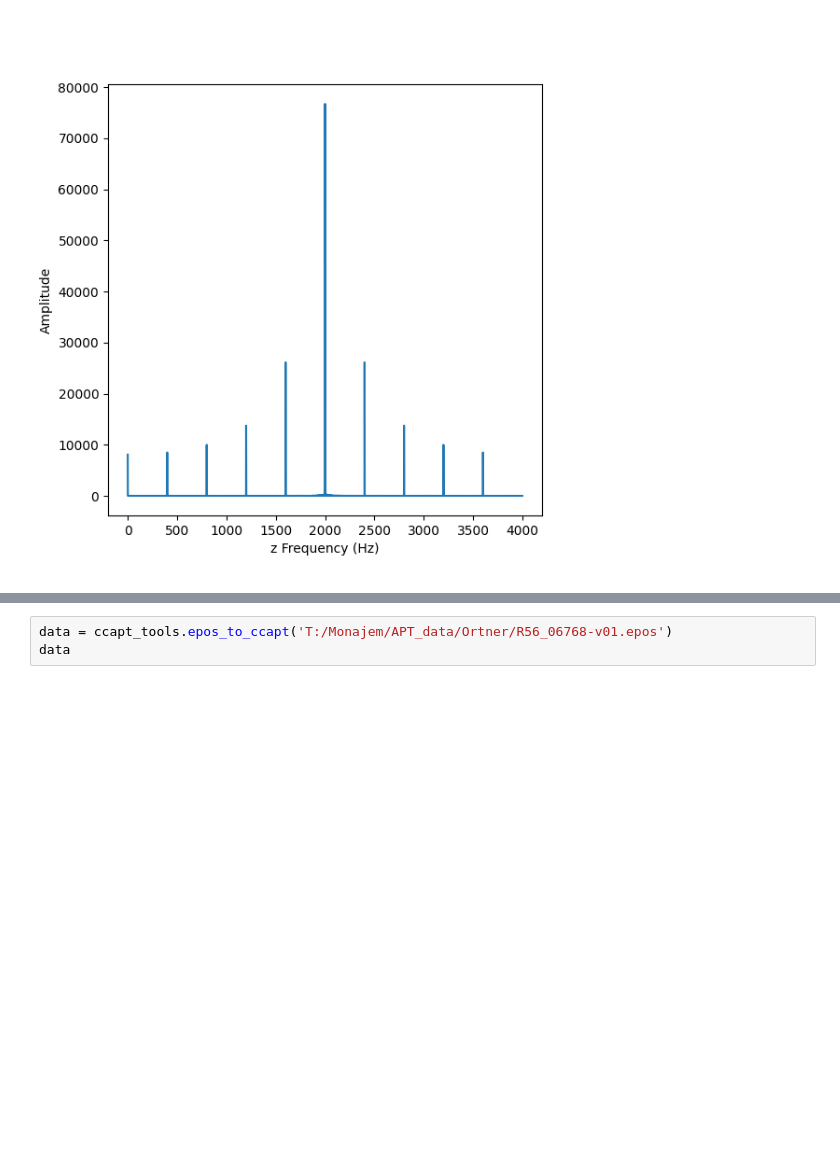
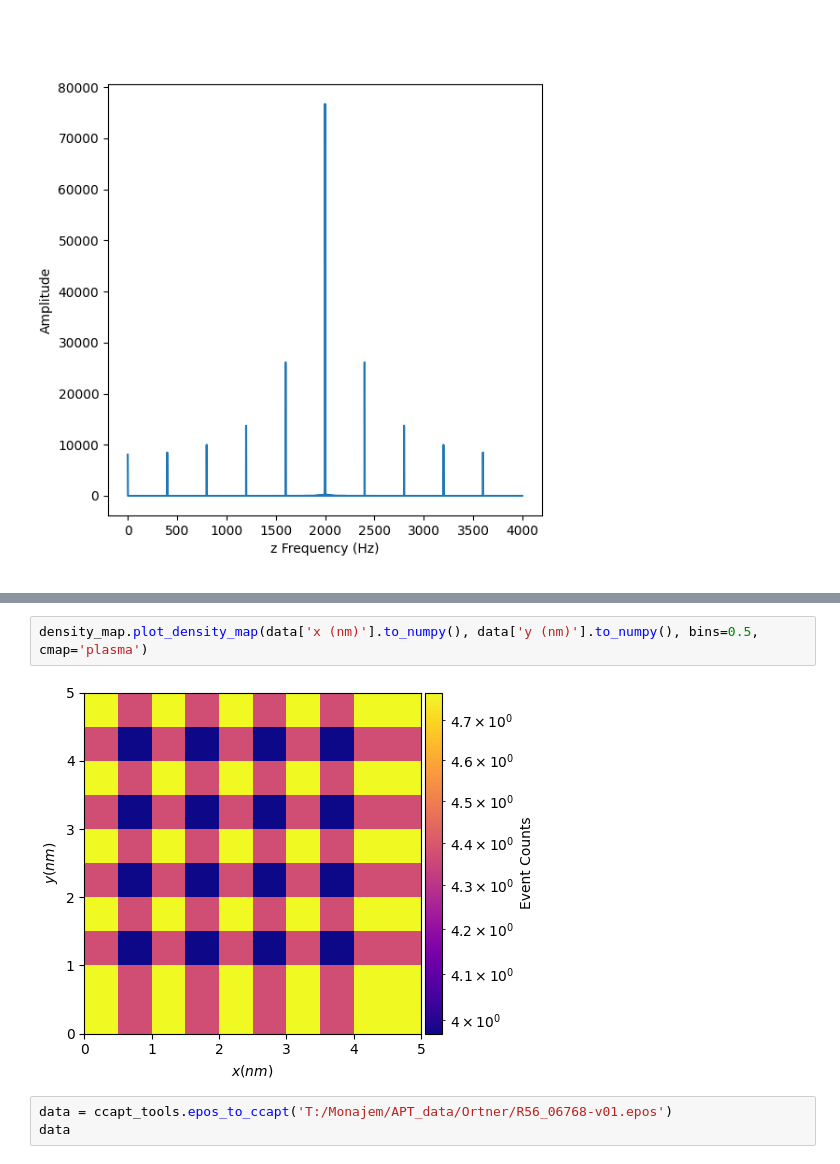
Before and after one commit to mmonajem/pyoxcart, a Jupyter notebook: pyccapt/calibration/tutorials/jupyter_files/sdm_tdf_fft.ipynb, the cells around one changed output, grey strips where cells are left out. Saved outputs shown, nothing was run; the diff lists cells and outputs as text; blank space fills up the shorter version.

```diff
--- a/pyccapt/calibration/tutorials/jupyter_files/sdm_tdf_fft.ipynb
+++ b/pyccapt/calibration/tutorials/jupyter_files/sdm_tdf_fft.ipynb
@@ -471,3 +138,7 @@ HBox(children=(NGLWidget(), VBox(children=(Dropdown(description='Show', options=
+# %%
+density_map.plot_density_map(data['x (nm)'].to_numpy(), data['y (nm)'].to_numpy(), bins=0.5, cmap='plasma')
+# %% [output]
+[figure, added]
 # %%
 data = ccapt_tools.epos_to_ccapt('T:/Monajem/APT_data/Ortner/R56_06768-v01.epos')
 data
```
Also changed, not shown: parts of 21 cells of this notebook, 6 other files.
